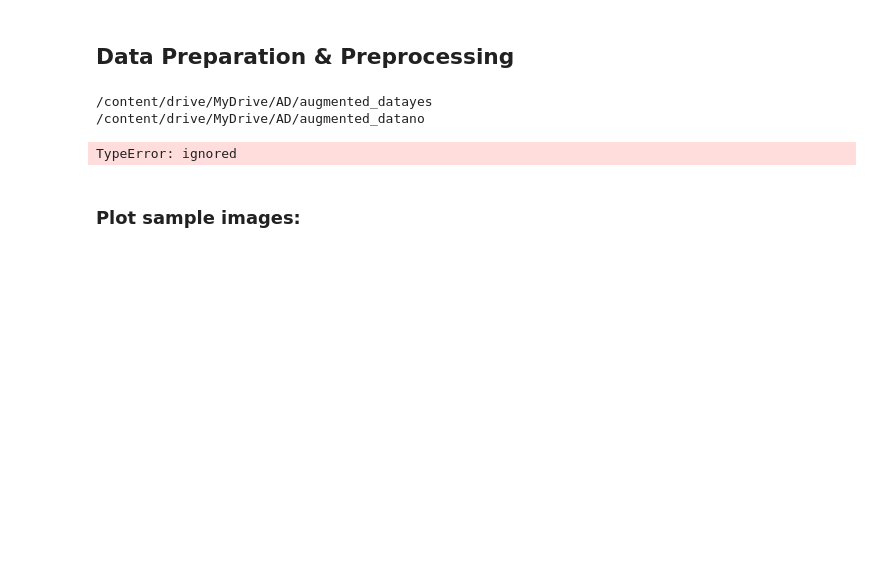
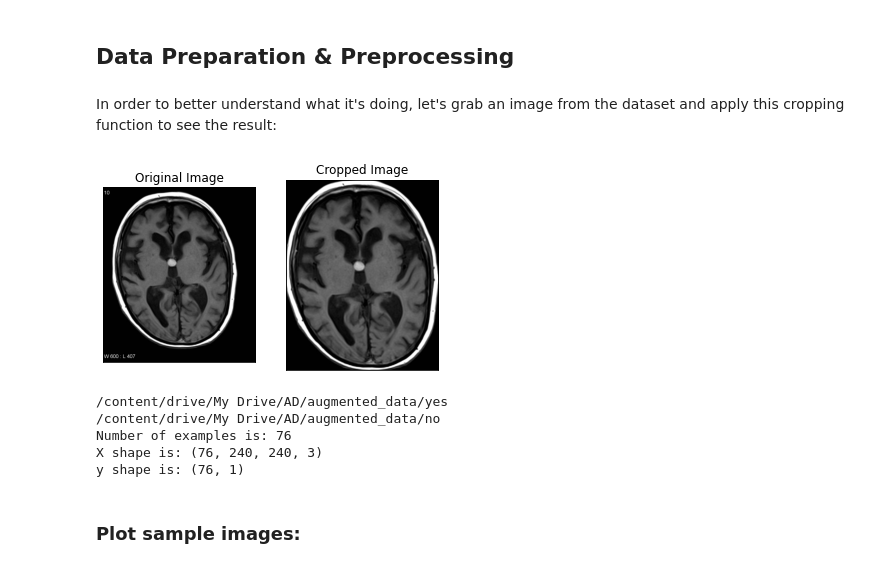
Before and after one commit to Akhila981010/project1, a Jupyter notebook: Alziemer_Detection.ipynb, the cells around one changed output. Saved outputs shown, nothing was run; the diff lists cells and outputs as text; code cells hidden in the pictures; blank space fills up the shorter version.

```diff
--- a/Alziemer_Detection.ipynb
+++ b/Alziemer_Detection.ipynb
@@ -93,0 +82,7 @@ def load_data(dir_list, image_size):
+# %% [markdown]
+In order to better understand what it's doing, let's grab an image from the dataset and apply this cropping function to see the result:
+# %%
+ex_img = cv2.imread('/content/drive/My Drive/AD/YES/Y6.jpg')
+ex_new_img = crop_brain_contour(ex_img, True)
+# %% [output]
+[figure, added]
@@ -94,5 +138,5 @@ def load_data(dir_list, image_size):
 # %%
-augmented_path = '/content/drive/MyDrive/AD/augmented_data'
+augmented_path = '/content/drive/My Drive/AD/augmented_data/'
 
 # augmented data (yes and no) contains both the original and the new generated examples
 augmented_yes = augmented_path + 'yes'
@@ -105,9 +149,11 @@ IMG_WIDTH, IMG_HEIGHT = (240, 240)
 
 X, y = load_data([augmented_yes, augmented_no], (IMG_WIDTH, IMG_HEIGHT))
 # %% [output]
-/content/drive/MyDrive/AD/augmented_datayes
-/content/drive/MyDrive/AD/augmented_datano
+/content/drive/My Drive/AD/augmented_data/yes
+/content/drive/My Drive/AD/augmented_data/no
+Number of examples is: 76
+X shape is: (76, 240, 240, 3)
+y shape is: (76, 1)
-TypeError: ignored
 # %% [markdown]
 ### Plot sample images:
 # %%
```
Also changed, not shown: parts of 19 cells of this notebook.
